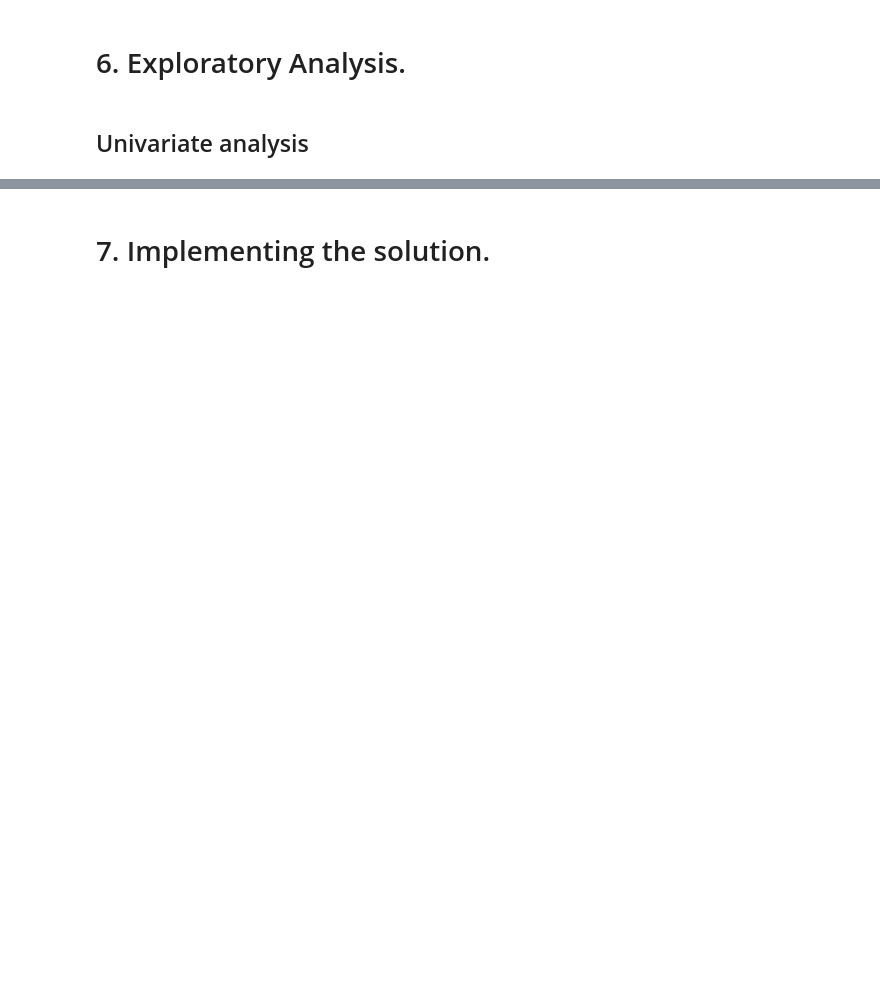
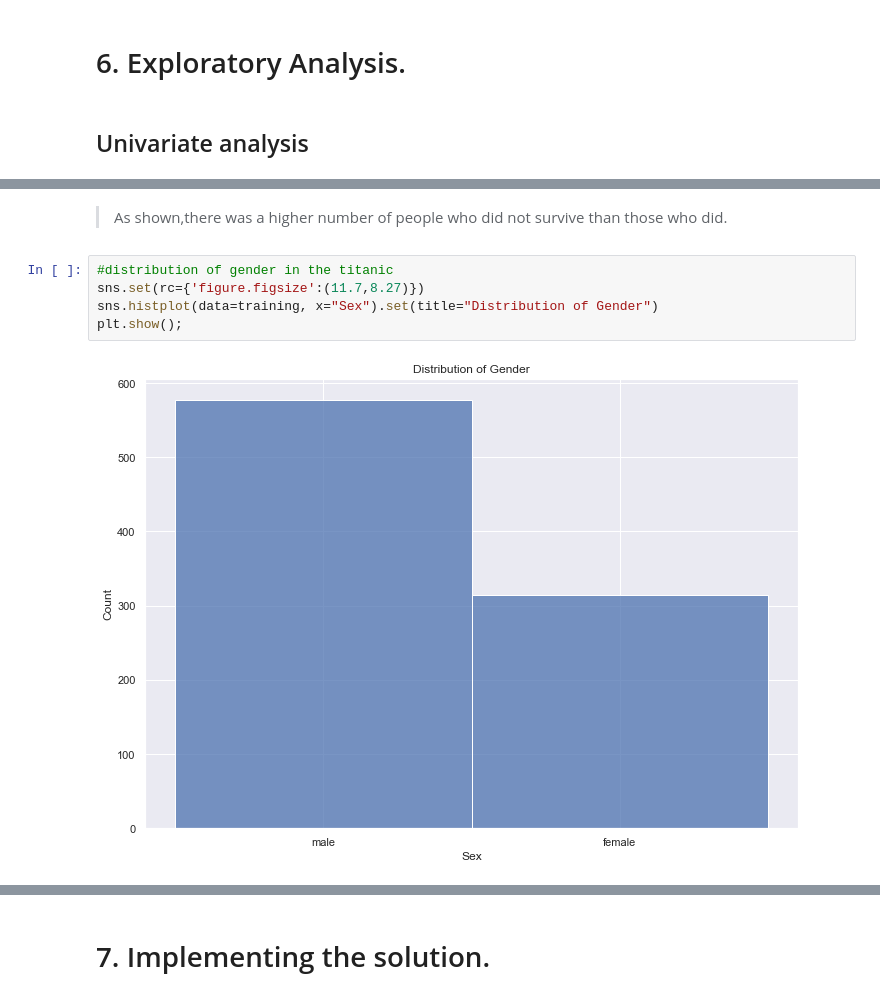
Before and after one commit to Wachira-2030/Machine-learning-from-disaster, a Jupyter notebook: Index.ipynb, the cells around one changed output, grey strips where cells are left out. Cells and saved outputs as stored; diff of their text form; blank space fills up the shorter version.

```diff
--- a/Index.ipynb
+++ b/Index.ipynb
@@ -177,0 +224,9 @@ training["Age"].isnull().sum()
+# %% [markdown]
+> As shown,there was a higher number of people who did not survive than those who did.
+# %%
+#distribution of gender in the titanic
+sns.set(rc={'figure.figsize':(11.7,8.27)})
+sns.histplot(data=training, x="Sex").set(title="Distribution of Gender")
+plt.show();
+# %% [output]
+[figure, added]
```
Also changed, not shown: parts of 41 cells of this notebook.
